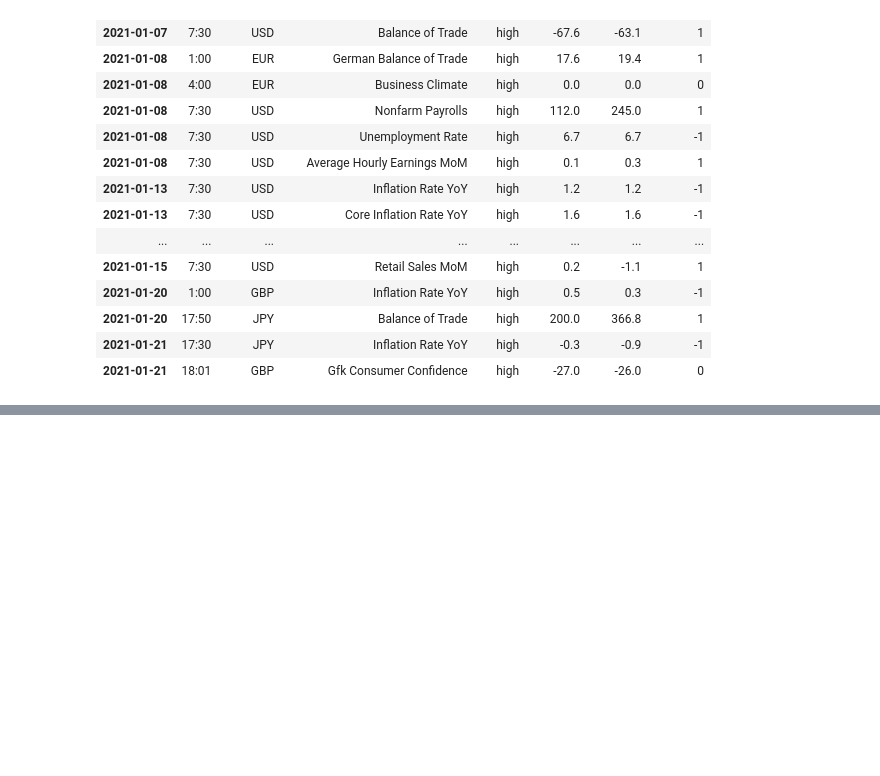
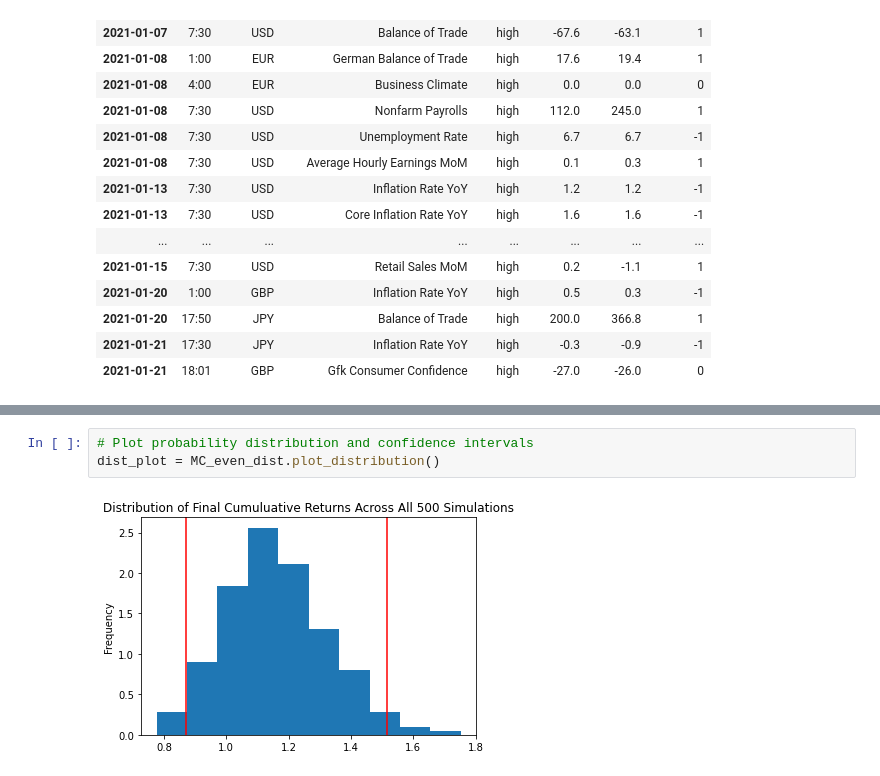
Before and after one commit to lchristij/Project-01, a Jupyter notebook: eRoboAd.ipynb, the cells around one changed output, grey strips where cells are left out. Cells and saved outputs as stored; diff of their text form; blank space fills up the shorter version.

```diff
--- a/eRoboAd.ipynb
+++ b/eRoboAd.ipynb
@@ -421,0 +535,5 @@ Thanks for using the FOREX Robo Advisor. Happy Trading!!
+# %%
+# Plot probability distribution and confidence intervals
+dist_plot = MC_even_dist.plot_distribution()
+# %% [output]
+[figure, added]
```
Also changed, not shown: parts of 9 cells of this notebook.
